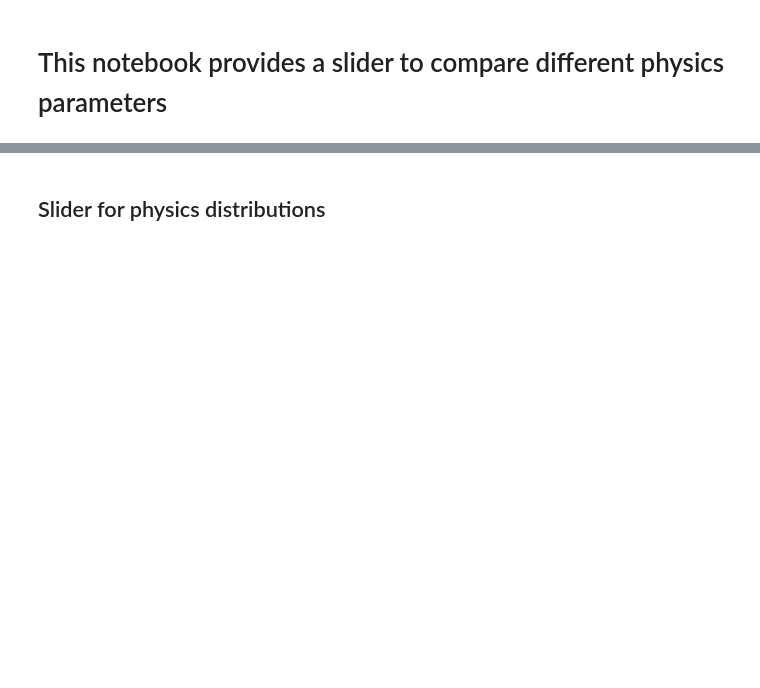
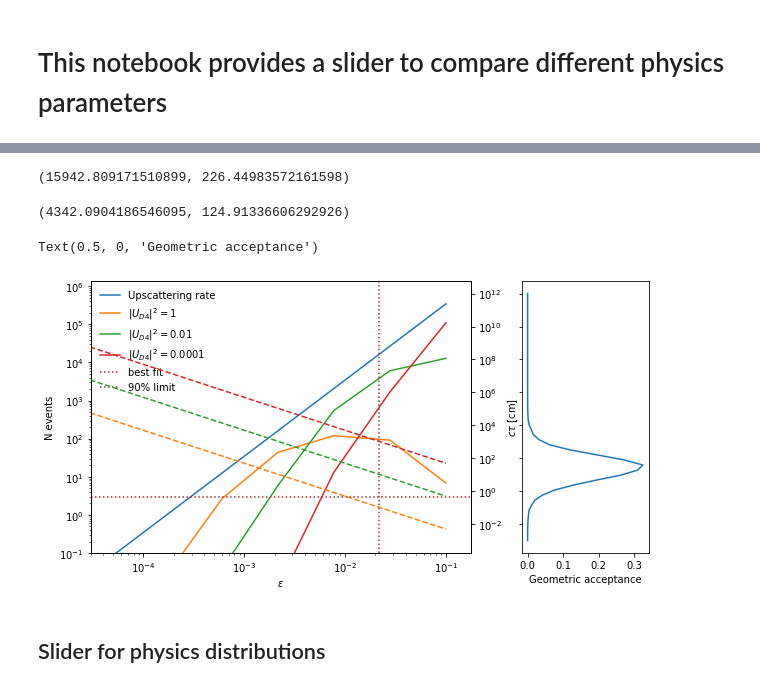
Before and after one commit to mhostert/dark-neutrinos-at-T2K, a Jupyter notebook: exp_analysis/4_analysis_variables_plots.ipynb, the cells around one changed output, grey strips where cells are left out. Drawn from its saved outputs; the diff is of its cells as text; code cells hidden in the pictures; blank space fills up the shorter version.

```diff
--- a/exp_analysis/4_analysis_variables_plots.ipynb
+++ b/exp_analysis/4_analysis_variables_plots.ipynb
@@ -27,0 +57,15 @@ initialising df base
+# %%
+from ctau_utils import ctau_heavy
+BP = {'m4': 0.12, 'mz': 1.25}
+# %%
+epsilons = np.geomspace(3e-5, 1e-1, 10)
+Ud4_2s = [1, 1e-2, 1e-4]
+# %%
+exp_analysis.kde_n_events(exp_analysis.df_base, (BP['m4'], BP['mz']))
+# %% [output]
+(15942.809171510899, 226.44983572161598)
+# %%
+ctau = ctau_heavy(BP['m4'], BP['mz'], 0.01 * exp_analysis.alpha_dark * alphaQED * exp_analysis.epsilon2, D_or_M)
+exp_analysis.kde_n_events(exp_analysis.df_base, (BP['m4'], BP['mz']), ctau=ctau)
+# %% [output]
+(4342.0904186546095, 124.91336606292926)
@@ -28,3 +92,45 @@ initialising df base
+# %%
+# compute efficiency vs ctau
+ctaus = np.geomspace(1e-3, 1e12, 50)
+eff_vs_ctau = []
+n_events_no_geom = exp_analysis.kde_n_events(exp_analysis.df_base, (BP['m4'], BP['mz']))[0]
+for ctau in ctaus:
+    eff_vs_ctau.append(exp_analysis.kde_n_events(exp_analysis.df_base,
+                                                   (BP['m4'], BP['mz']),
+                                                   ctau=ctau)[0]/n_events_no_geom)
+# %%
+fig, ax = plt.subplots(ncols=2,
+                       nrows=1,
+                       figsize=(10, 5),
+                       sharey='none',
+                       gridspec_kw={'width_ratios':[3, 1]})
+
+ax[0].plot(epsilons, n_events_base, label='Upscattering rate')
+ax2 = ax[0].twinx()
+# ax[1].sharey(ax2)
+ax[1].get_shared_y_axes().join(ax[1], ax2)
+
+for Ud4_2 in Ud4_2s:
+    line = ax[0].plot(epsilons, n_events_decay[Ud4_2], label=f'$|U_{{D4}}|^2 = {Ud4_2}$')
+    ax2.plot(epsilons, ctaus_ud4[Ud4_2], '--', color=line[0].get_color())
+
+ax[0].axvline(np.sqrt(exp_analysis.epsilon2), color='brown', linestyle='dotted', label='best fit')
+ax[0].axhline(3, color='brown', linestyle='dotted', label='90% limit')
+ax[0].set_xlabel('$\epsilon$')
+ax[0].set_ylabel('N events')
+ax[0].legend(frameon=False)
+ax[0].loglog()
+ax2.set_ylabel(r'$c \tau$ [cm]')
+ax2.loglog()
+ax[0].set_ylim(bottom=0.1)
+ax[0].set_xlim(left=3e-5)
+
+ax[1].plot(eff_vs_ctau, ctaus)
+ax[1].set_yticklabels([])
+ax[1].set_xlabel('Geometric acceptance')
+# %% [output]
+Text(0.5, 0, 'Geometric acceptance')
+[figure, added]
 # %% [markdown]
 ## Slider for physics distributions
 # %%
```
Also changed, not shown: parts of 17 cells of this notebook, 8 other files.
